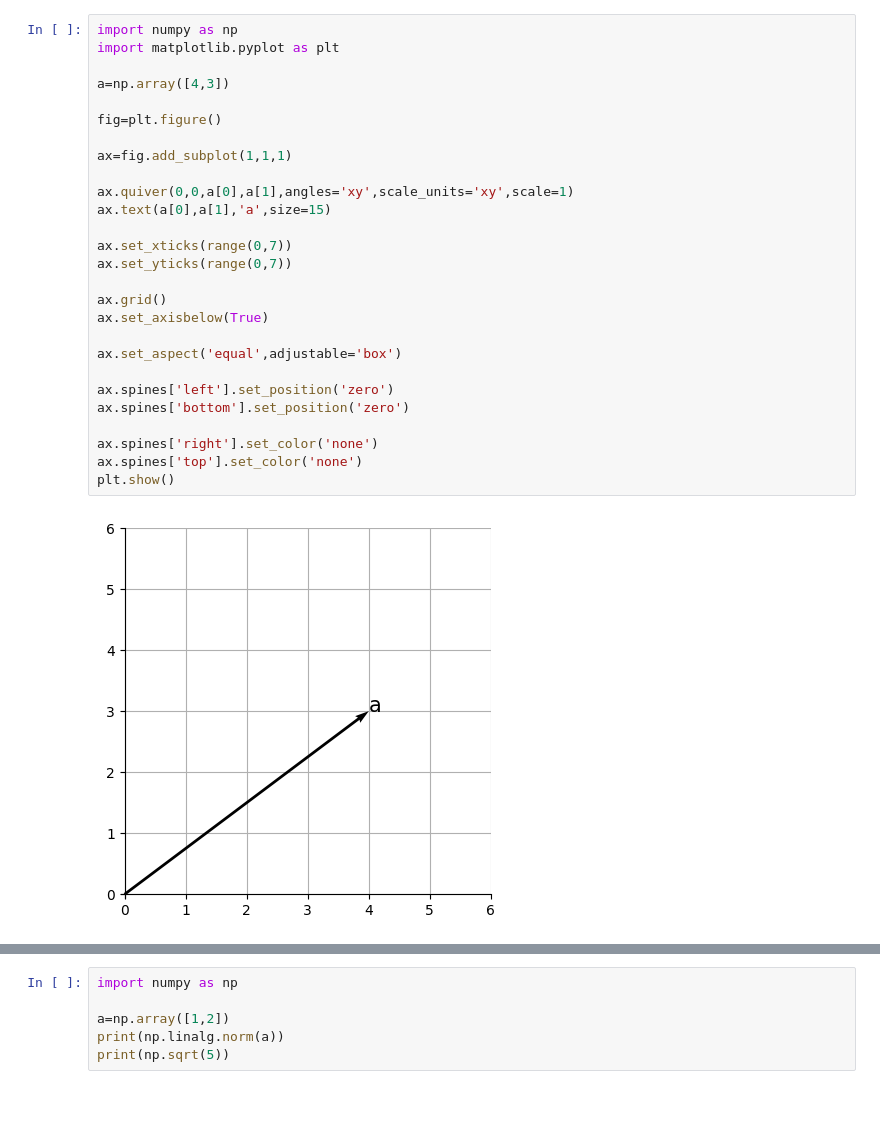
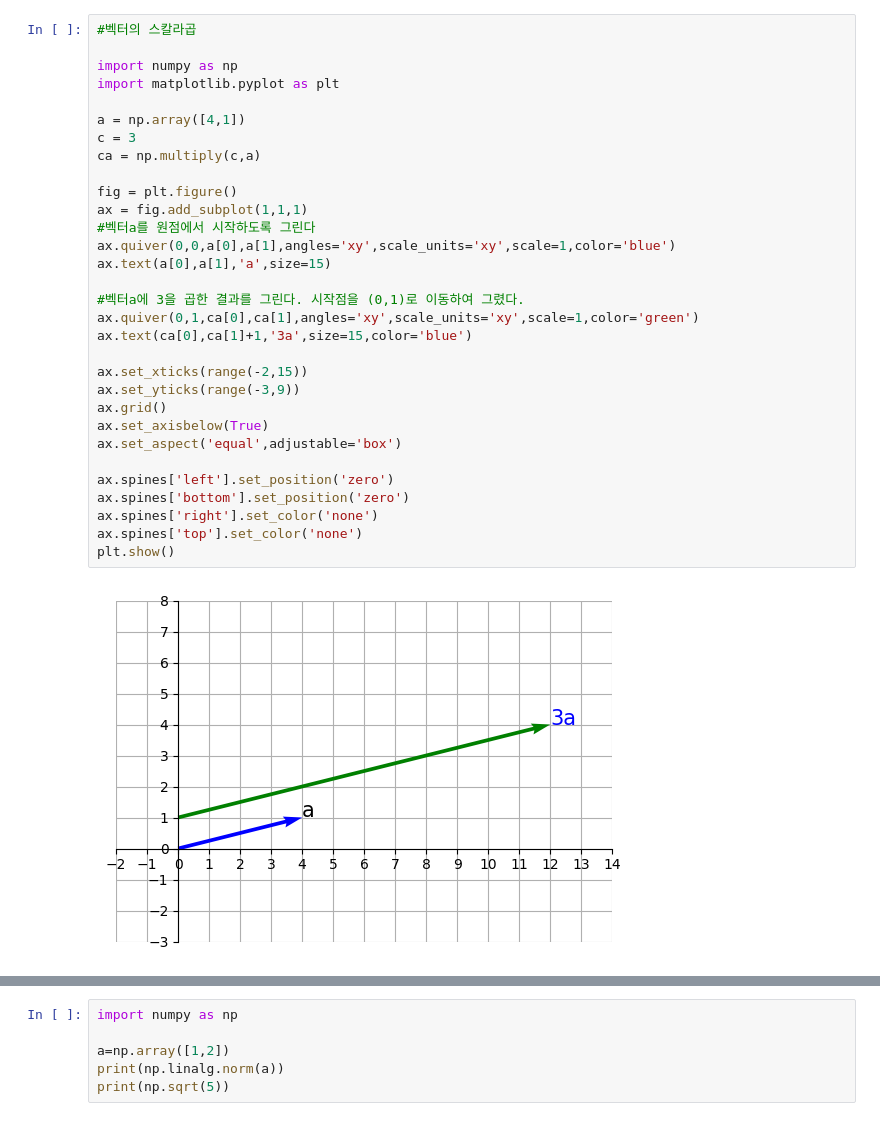
Before and after one commit to inwoo01/math2, a Jupyter notebook: 3주차실습.ipynb, the cells around one changed output, grey strips where cells are left out. Drawn from its saved outputs; the diff is of its cells as text.

```diff
--- a/3주차실습.ipynb
+++ b/3주차실습.ipynb
@@ -31,29 +245,33 @@ plt.show()
 # %%
+#벡터의 스칼라곱
+
 import numpy as np
 import matplotlib.pyplot as plt
 
-a=np.array([4,3])
+a = np.array([4,1])
+c = 3
+ca = np.multiply(c,a)
 
-fig=plt.figure()
-
-ax=fig.add_subplot(1,1,1)
-
-ax.quiver(0,0,a[0],a[1],angles='xy',scale_units='xy',scale=1)
+fig = plt.figure()
+ax = fig.add_subplot(1,1,1)
+#벡터a를 원점에서 시작하도록 그린다
+ax.quiver(0,0,a[0],a[1],angles='xy',scale_units='xy',scale=1,color='blue')
 ax.text(a[0],a[1],'a',size=15)
 
-ax.set_xticks(range(0,7))
-ax.set_yticks(range(0,7))
+#벡터a에 3을 곱한 결과를 그린다. 시작점을 (0,1)로 이동하여 그렸다.
+ax.quiver(0,1,ca[0],ca[1],angles='xy',scale_units='xy',scale=1,color='green')
+ax.text(ca[0],ca[1]+1,'3a',size=15,color='blue')
 
+ax.set_xticks(range(-2,15))
+ax.set_yticks(range(-3,9))
 ax.grid()
 ax.set_axisbelow(True)
-
 ax.set_aspect('equal',adjustable='box')
 
 ax.spines['left'].set_position('zero')
 ax.spines['bottom'].set_position('zero')
-
 ax.spines['right'].set_color('none')
 ax.spines['top'].set_color('none')
 plt.show()
 # %% [output]
-[figure, old version]
+[figure, new version]
```
Also changed, not shown: parts of 25 cells of this notebook.
